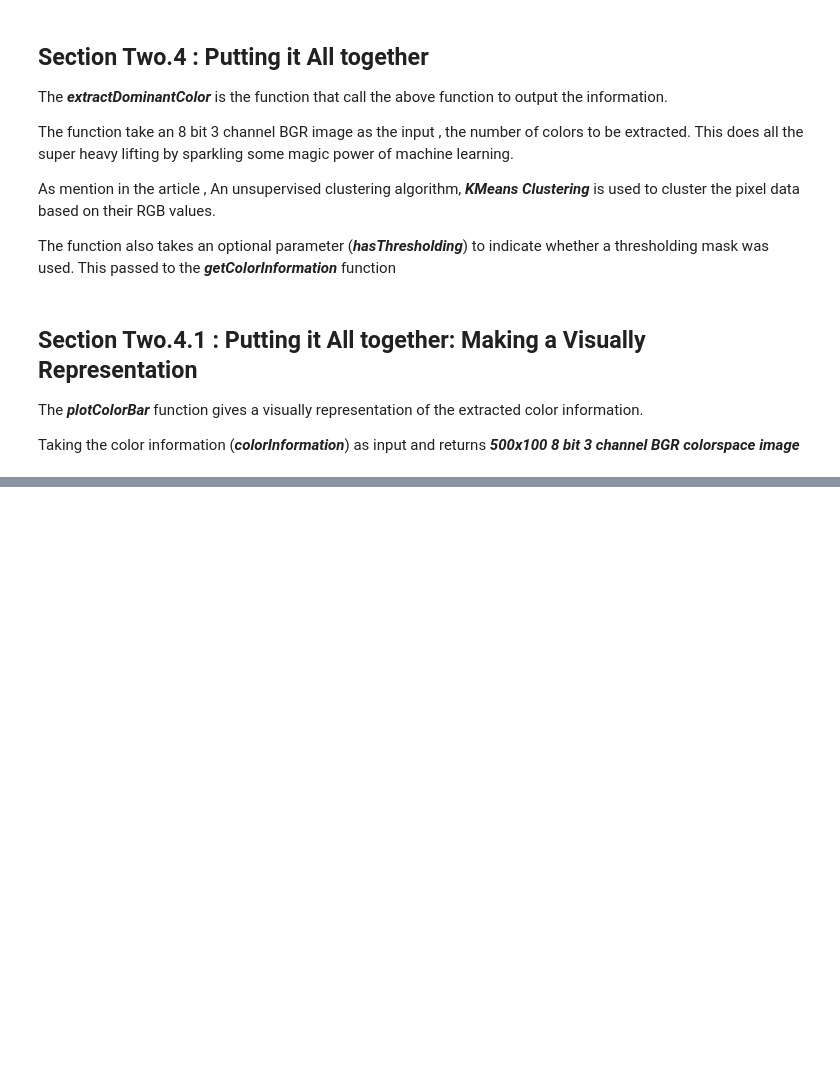
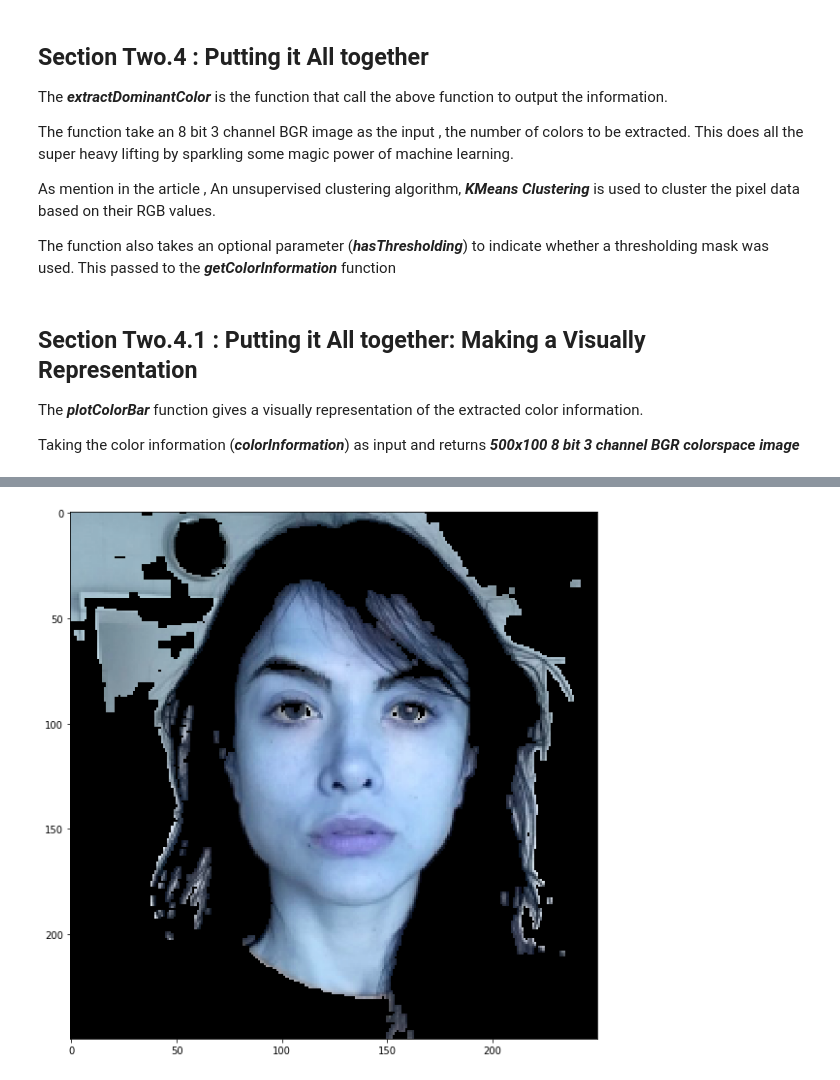
Before and after one commit to dodo1210/simple.Scraping.MakeColors, a Jupyter notebook: v2_get_skin_color.ipynb, the cells around one changed output, grey strips where cells are left out. Cells and saved outputs as stored; diff of their text form; code cells hidden in the pictures; blank space fills up the shorter version.

```diff
--- a/v2_get_skin_color.ipynb
+++ b/v2_get_skin_color.ipynb
@@ -291,4 +291,4 @@ plot_images(result_mergex_skin)
 # %%
 # Apply Skin Mask
-# skin = extractSkin(image_bgr) # Original
+skin_originl = extractSkin(image_bgr) # Original
 skin = result_mergex_skin[:,:,::-1] #Minha implementação
@@ -295,3 +299,7 @@ skin = result_mergex_skin[:,:,::-1] #Minha implementação
+# %%
+plot_images(skin_originl)
+# %% [output]
+[figure, added]
 # %%
 # Find the dominant color. Default is 1 ,
 #pass the parameter 'number_of_colors=N' where N is the specified number of colors
```
Also changed, not shown: parts of 8 cells of this notebook, 1 other file.
